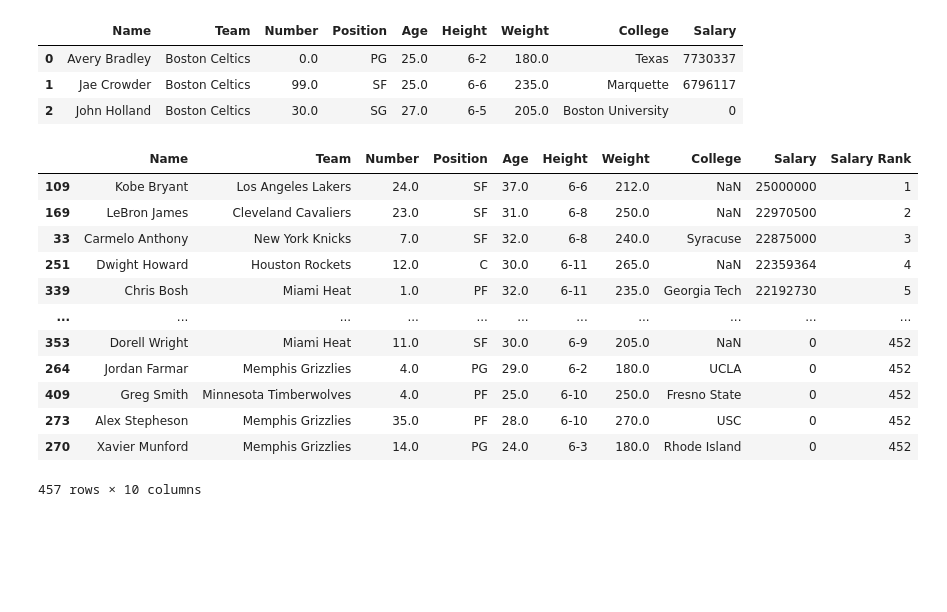
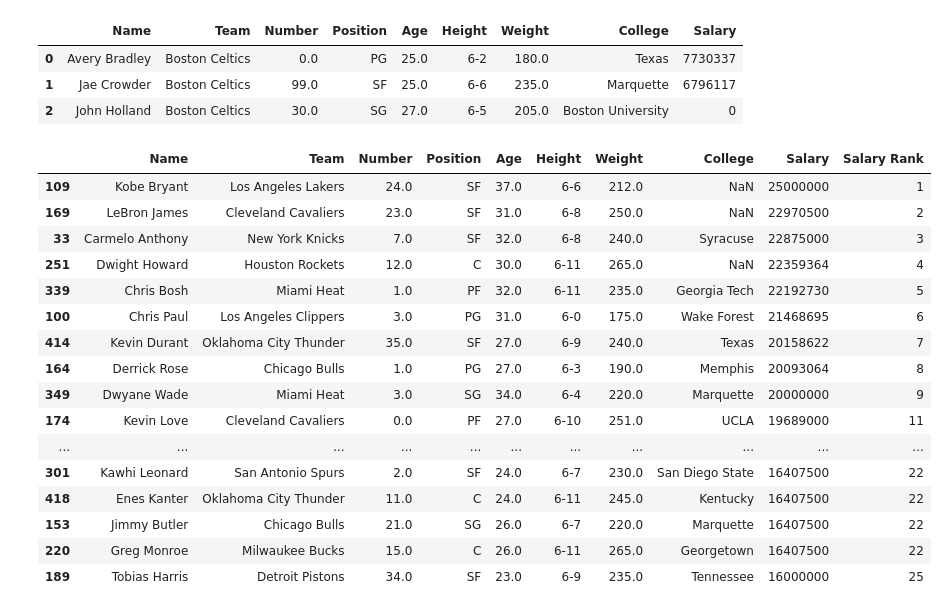
Before and after one commit to nikolay-rudenko/pandas_edu, a Jupyter notebook: pandas_course/DataFrame.ipynb, the cells around one changed output. Cells and saved outputs as stored; diff of their text form; code cells hidden in the pictures; blank space fills up the shorter version.

```diff
--- a/pandas_course/DataFrame.ipynb
+++ b/pandas_course/DataFrame.ipynb
@@ -734,18 +734,22 @@ nba.head(3)
 # %%
 nba['Salary Rank'] = nba['Salary'].rank(ascending = False).astype('int')
 # %%
-nba.sort_values(by = 'Salary', ascending = False)
+nba.sort_values(by = 'Salary', ascending = False).head(25)
 # %% [output]
 |  | Name | Team | Number | Position | Age | Height | Weight | College | Salary | Salary Rank |
 | 109 | Kobe Bryant | Los Angeles Lakers | 24.0 | SF | 37.0 | 6-6 | 212.0 | NaN | 25000000 | 1 |
 | 169 | LeBron James | Cleveland Cavaliers | 23.0 | SF | 31.0 | 6-8 | 250.0 | NaN | 22970500 | 2 |
 | 33 | Carmelo Anthony | New York Knicks | 7.0 | SF | 32.0 | 6-8 | 240.0 | Syracuse | 22875000 | 3 |
 | 251 | Dwight Howard | Houston Rockets | 12.0 | C | 30.0 | 6-11 | 265.0 | NaN | 22359364 | 4 |
 | 339 | Chris Bosh | Miami Heat | 1.0 | PF | 32.0 | 6-11 | 235.0 | Georgia Tech | 22192730 | 5 |
+| 100 | Chris Paul | Los Angeles Clippers | 3.0 | PG | 31.0 | 6-0 | 175.0 | Wake Forest | 21468695 | 6 |
+| 414 | Kevin Durant | Oklahoma City Thunder | 35.0 | SF | 27.0 | 6-9 | 240.0 | Texas | 20158622 | 7 |
+| 164 | Derrick Rose | Chicago Bulls | 1.0 | PG | 27.0 | 6-3 | 190.0 | Memphis | 20093064 | 8 |
+| 349 | Dwyane Wade | Miami Heat | 3.0 | SG | 34.0 | 6-4 | 220.0 | Marquette | 20000000 | 9 |
+| 174 | Kevin Love | Cleveland Cavaliers | 0.0 | PF | 27.0 | 6-10 | 251.0 | UCLA | 19689000 | 11 |
 | ... | ... | ... | ... | ... | ... | ... | ... | ... | ... | ... |
-| 353 | Dorell Wright | Miami Heat | 11.0 | SF | 30.0 | 6-9 | 205.0 | NaN | 0 | 452 |
-| 264 | Jordan Farmar | Memphis Grizzlies | 4.0 | PG | 29.0 | 6-2 | 180.0 | UCLA | 0 | 452 |
-| 409 | Greg Smith | Minnesota Timberwolves | 4.0 | PF | 25.0 | 6-10 | 250.0 | Fresno State | 0 | 452 |
-| 273 | Alex Stepheson | Memphis Grizzlies | 35.0 | PF | 28.0 | 6-10 | 270.0 | USC | 0 | 452 |
-| 270 | Xavier Munford | Memphis Grizzlies | 14.0 | PG | 24.0 | 6-3 | 180.0 | Rhode Island | 0 | 452 |
+| 301 | Kawhi Leonard | San Antonio Spurs | 2.0 | SF | 24.0 | 6-7 | 230.0 | San Diego State | 16407500 | 22 |
+| 418 | Enes Kanter | Oklahoma City Thunder | 11.0 | C | 24.0 | 6-11 | 245.0 | Kentucky | 16407500 | 22 |
+| 153 | Jimmy Butler | Chicago Bulls | 21.0 | SG | 26.0 | 6-7 | 220.0 | Marquette | 16407500 | 22 |
+| 220 | Greg Monroe | Milwaukee Bucks | 15.0 | C | 26.0 | 6-11 | 265.0 | Georgetown | 16407500 | 22 |
+| 189 | Tobias Harris | Detroit Pistons | 34.0 | SF | 23.0 | 6-9 | 235.0 | Tennessee | 16000000 | 25 |
-457 rows × 10 columns
```
